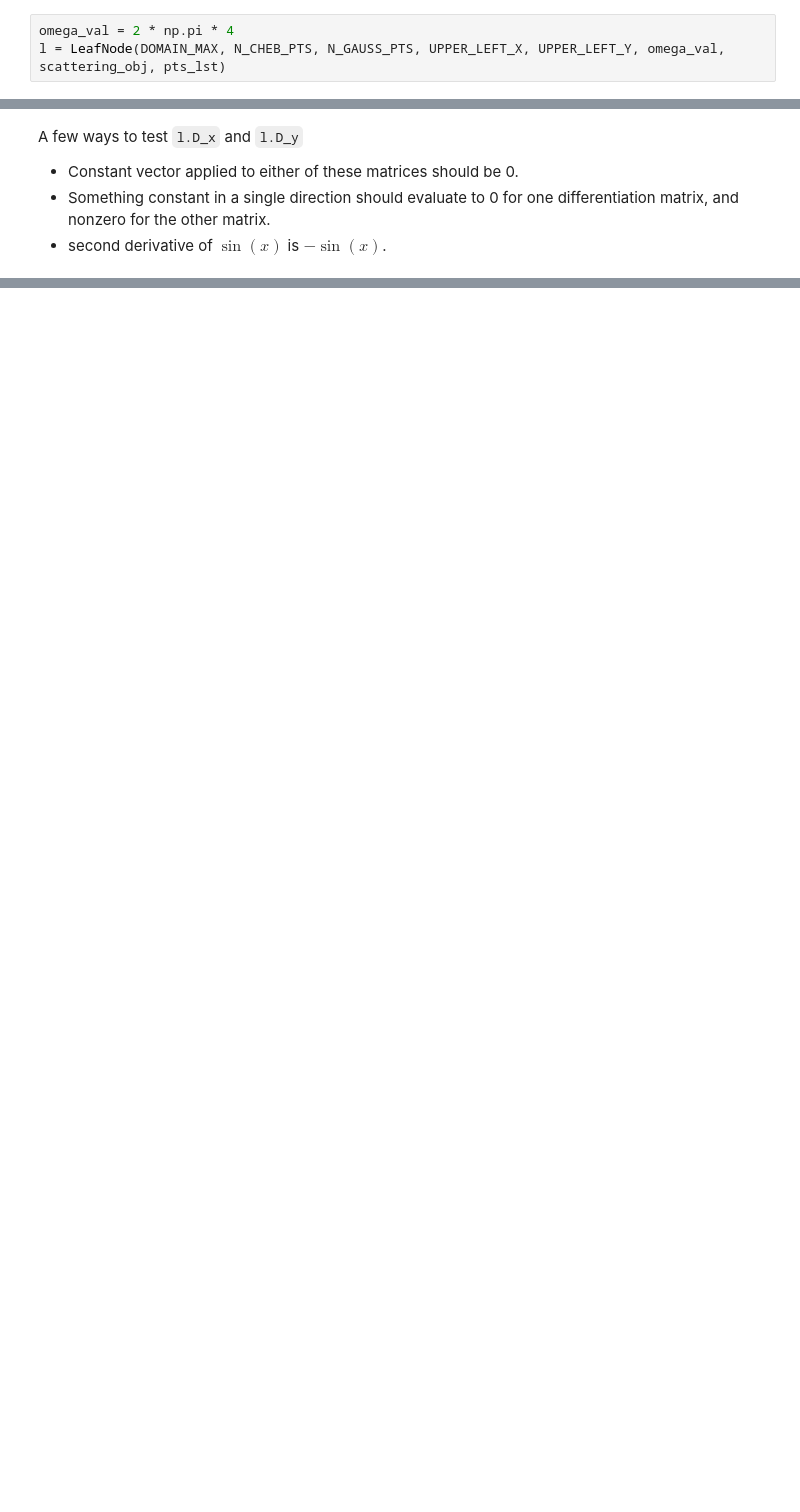
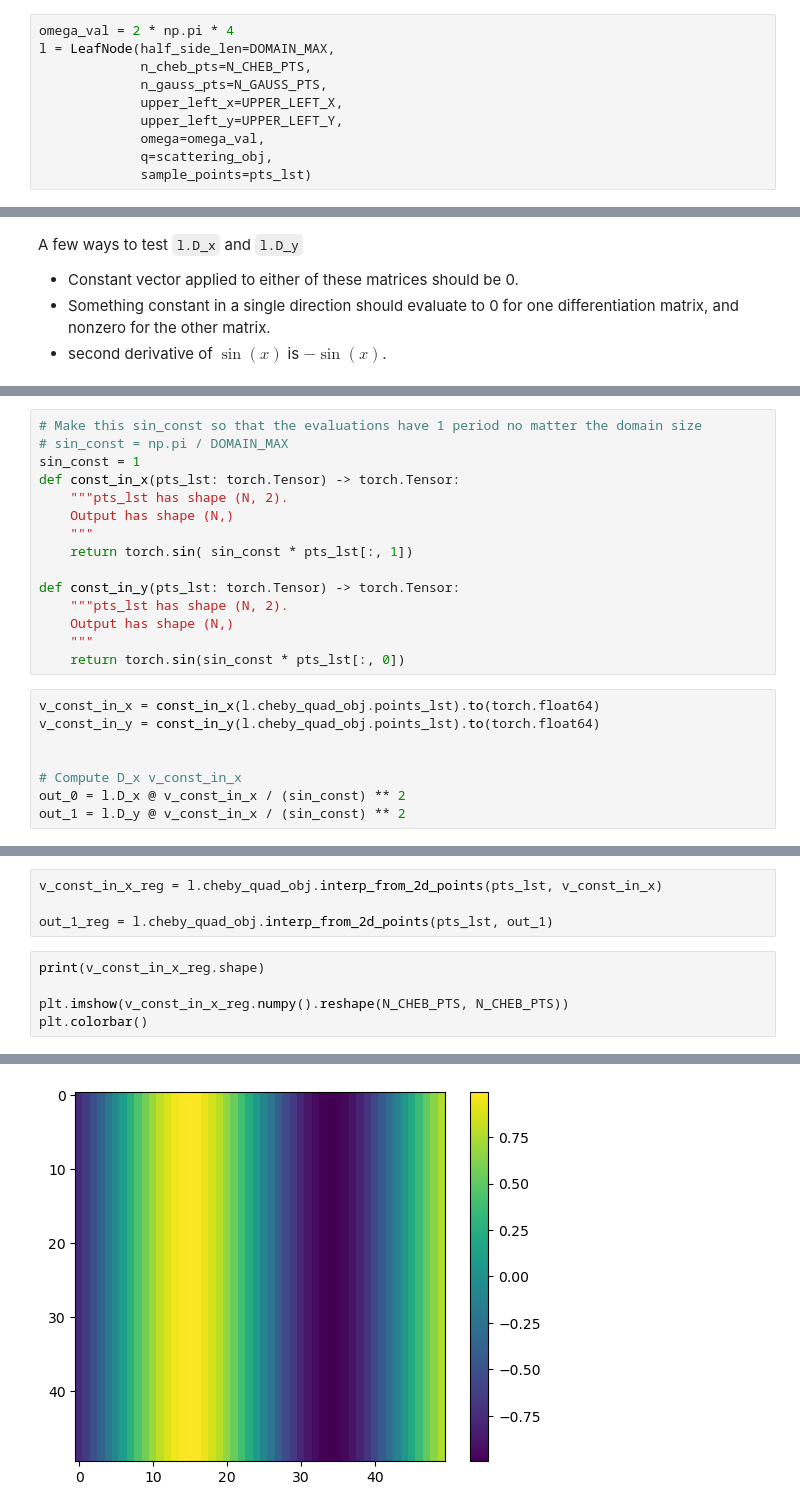
Before and after one commit to meliao/helmholtz_solvers, a Jupyter notebook: checks/differentiation_matrices.ipynb, the cells around one changed output, grey strips where cells are left out. Saved outputs shown, nothing was run; the diff lists cells and outputs as text; blank space fills up the shorter version.

```diff
--- a/checks/differentiation_matrices.ipynb
+++ b/checks/differentiation_matrices.ipynb
@@ -36,4 +36,11 @@ obj_for_plt = scattering_obj.numpy().reshape(N_CHEB_PTS, N_CHEB_PTS)
 ## Set up LeafNode cell
 # %%
 omega_val = 2 * np.pi * 4
-l = LeafNode(DOMAIN_MAX, N_CHEB_PTS, N_GAUSS_PTS, UPPER_LEFT_X, UPPER_LEFT_Y, omega_val, scattering_obj, pts_lst)
+l = LeafNode(half_side_len=DOMAIN_MAX,
+             n_cheb_pts=N_CHEB_PTS,
+             n_gauss_pts=N_GAUSS_PTS,
+             upper_left_x=UPPER_LEFT_X,
+             upper_left_y=UPPER_LEFT_Y,
+             omega=omega_val,
+             q=scattering_obj,
+             sample_points=pts_lst)
@@ -44,0 +78,23 @@ A few ways to test `l.D_x` and `l.D_y`
+# %%
+# Make this sin_const so that the evaluations have 1 period no matter the domain size
+# sin_const = np.pi / DOMAIN_MAX
+sin_const = 1
+def const_in_x(pts_lst: torch.Tensor) -> torch.Tensor:
+    """pts_lst has shape (N, 2).
+    Output has shape (N,)
+    """
+    return torch.sin( sin_const * pts_lst[:, 1])
+
+def const_in_y(pts_lst: torch.Tensor) -> torch.Tensor:
+    """pts_lst has shape (N, 2).
+    Output has shape (N,)
+    """
+    return torch.sin(sin_const * pts_lst[:, 0])
+# %%
+v_const_in_x = const_in_x(l.cheby_quad_obj.points_lst).to(torch.float64)
+v_const_in_y = const_in_y(l.cheby_quad_obj.points_lst).to(torch.float64)
+
+
+# Compute D_x v_const_in_x
+out_0 = l.D_x @ v_const_in_x / (sin_const) ** 2
+out_1 = l.D_y @ v_const_in_x / (sin_const) ** 2
@@ -44,0 +124,10 @@ A few ways to test `l.D_x` and `l.D_y`
+# %%
+v_const_in_x_reg = l.cheby_quad_obj.interp_from_2d_points(pts_lst, v_const_in_x)
+
+out_1_reg = l.cheby_quad_obj.interp_from_2d_points(pts_lst, out_1)
+# %%
+print(v_const_in_x_reg.shape)
+
+plt.imshow(v_const_in_x_reg.numpy().reshape(N_CHEB_PTS, N_CHEB_PTS))
+plt.colorbar()
+# %% [output]
@@ -44,0 +136 @@ A few ways to test `l.D_x` and `l.D_y`
+[figure, added]
```
Also changed, not shown: parts of 13 cells of this notebook, 7 other files.
